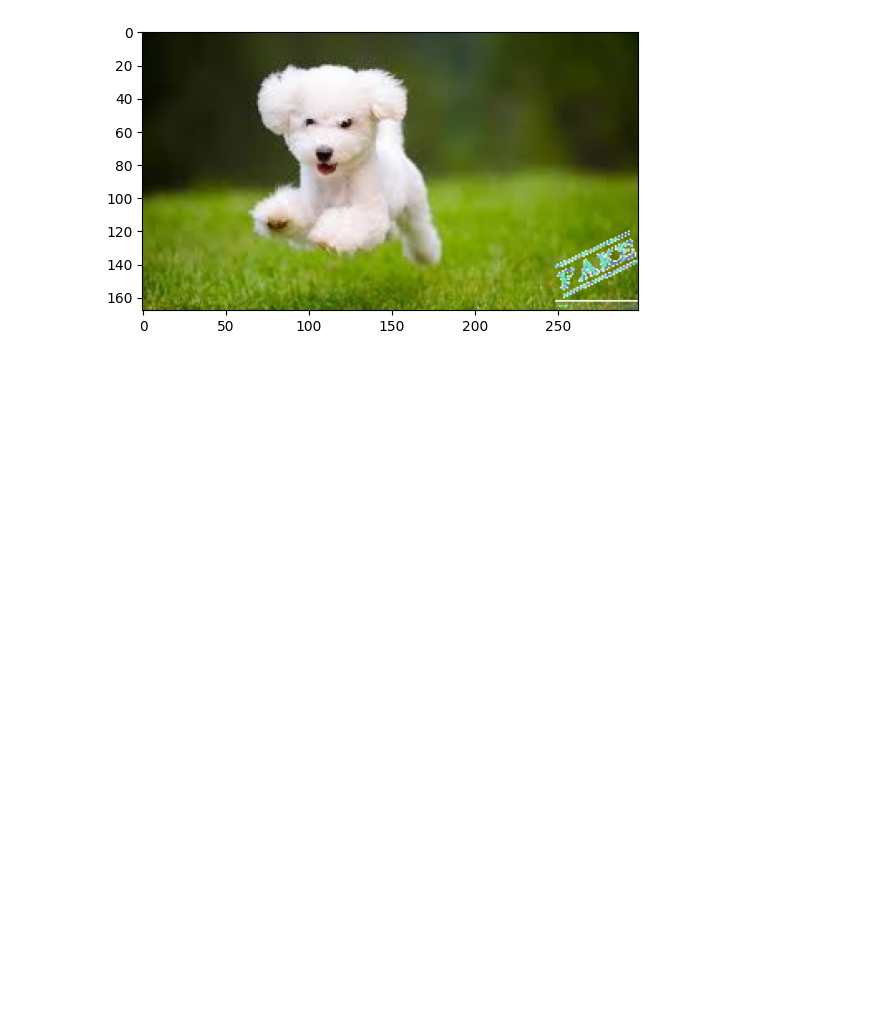
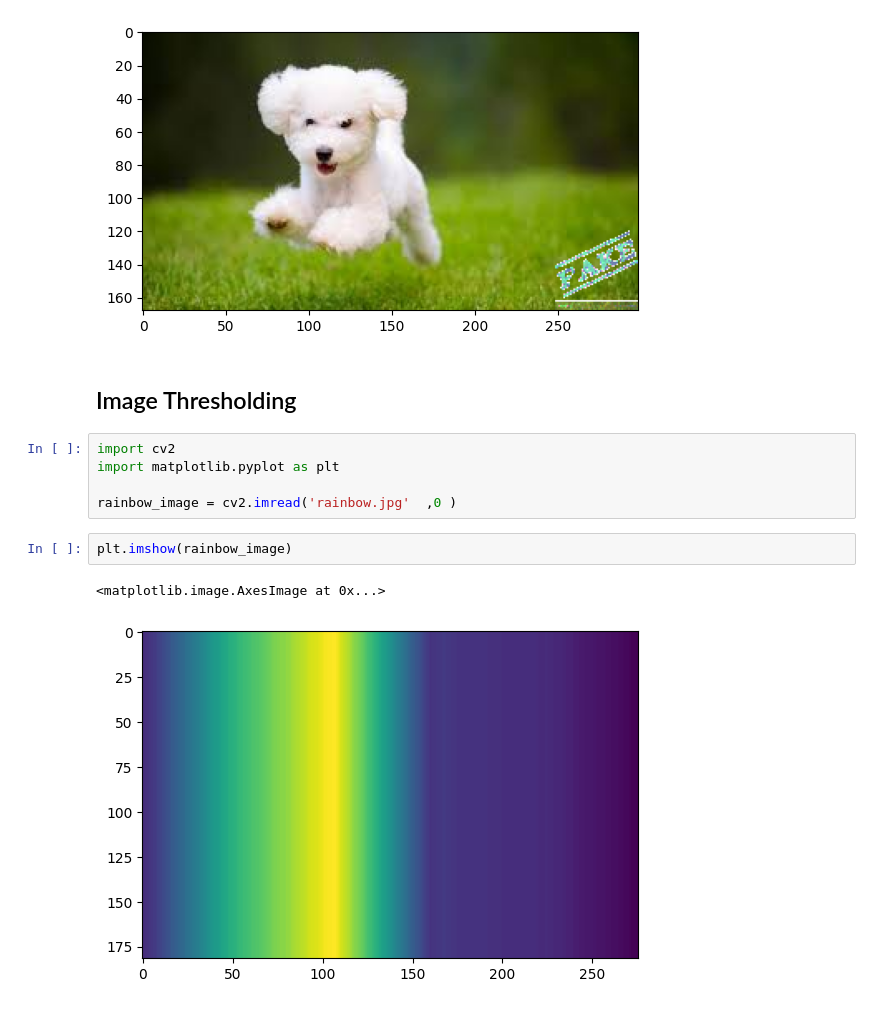
Before and after one commit to haroon-khan786/DL_OpenCV_exercise, a Jupyter notebook: Opencv_DL_exercise.ipynb, the cells around one changed output. Drawn from its saved outputs; the diff is of its cells as text; blank space fills up the shorter version.

Commit message:
Image Thresholding

```diff
--- a/Opencv_DL_exercise.ipynb
+++ b/Opencv_DL_exercise.ipynb
@@ -587,3 +587,15 @@ plt.imshow(large_image)
 # %% [output]
 <matplotlib.image.AxesImage at 0x...>
 [figure]
+# %% [markdown]
+## Image Thresholding
+# %%
+import cv2
+import matplotlib.pyplot as plt
+
+rainbow_image = cv2.imread('rainbow.jpg'  ,0 )
+# %%
+plt.imshow(rainbow_image)
+# %% [output]
+<matplotlib.image.AxesImage at 0x...>
+[figure, added]
```
Also changed, not shown: parts of 5 cells of this notebook, 1 other file.
